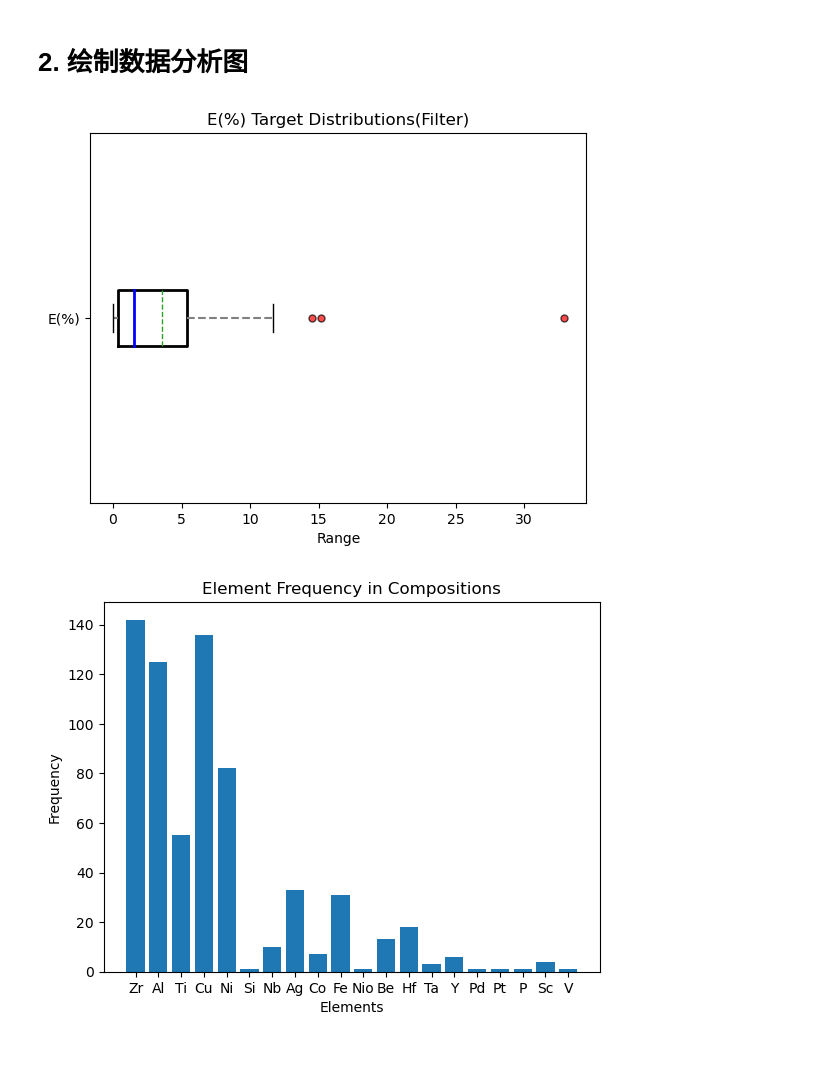
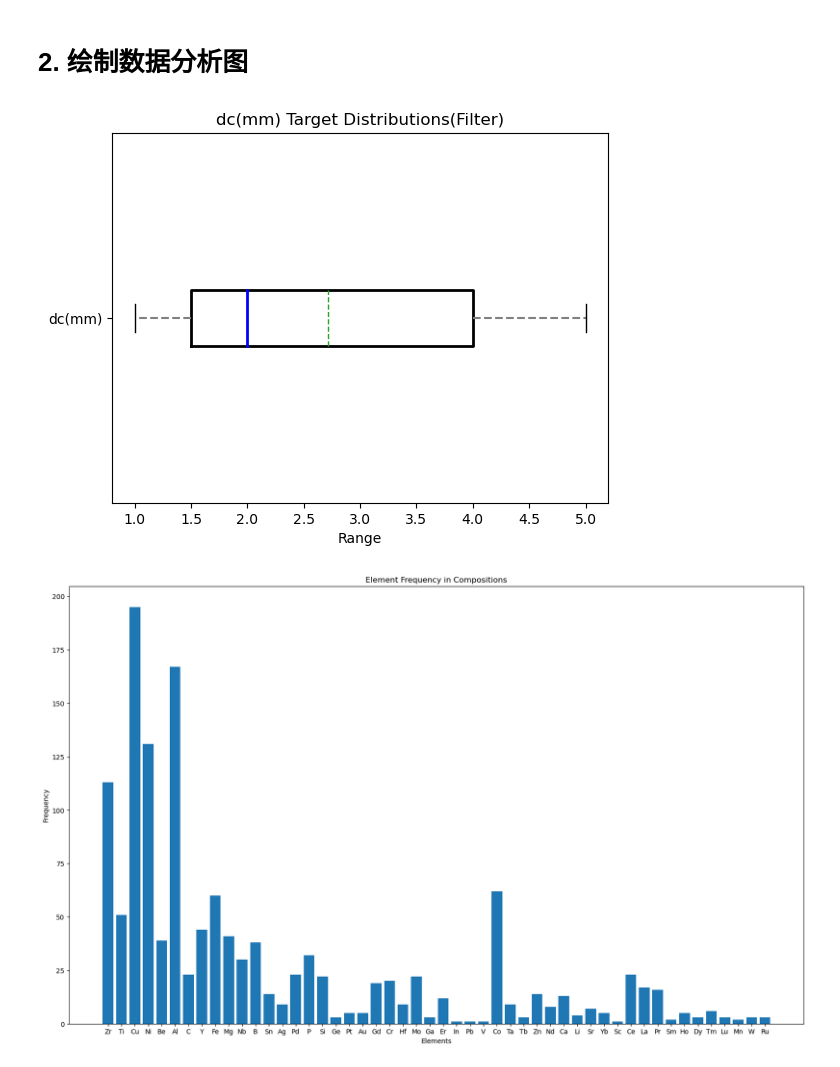
Before and after one commit to yuyouyu32/BMG_Data_SHU, a Jupyter notebook: data_preprocess.ipynb, the cells around one changed output. Drawn from its saved outputs; the diff is of its cells as text; code cells hidden in the pictures.

Commit message:
add: add Wang's data process

```diff
--- a/data_preprocess.ipynb
+++ b/data_preprocess.ipynb
@@ -173,21 +165,21 @@ def draw_box(data, target_name):
 # %%
-data = pd.read_excel("./first_process/data_processed.xlsx")
-target_names = ['Critical Diameter/thickness(mm)', 'Tg(K)', 'Tx(K)' , 'Tl(K)', 'σy(MPa)', 'Modulus (GPa)', 'Ε(%)']
+data = pd.read_excel("./Wang's Data/data_processed.xlsx")
+target_names = ['E(GPa)', 'Tg(K)', 'Tm(K)', 'ry(GPa)', 'Tx(K)', 'Tl(K)', 'dc(mm)']
 for target in target_names:
     non_empty_values = data.dropna(subset=[target])[target]
     draw_box(non_empty_values, target.replace('/', '_'))
 # %% [output]
-[figure, old version]
+[figure, new version]
 # %%
 data_f = data.drop(target_names, axis=1, inplace=False)
 data_f = data_f.drop(['Chemical compostion（at.%）', "Chemical compostion"], axis=1, inplace=False)
 element_count = (data_f != 0).sum()
-fig, ax = plt.subplots()
+fig, ax = plt.subplots(figsize=(20, 12))
 ax.bar(element_count.index, element_count.values)
 ax.set_xlabel("Elements")
 ax.set_ylabel("Frequency")
 ax.set_title("Element Frequency in Compositions")
-plt.savefig(f'./first_process/element_statis.png', dpi=300)
+plt.savefig(f"./Wang's Data/element_statis.png", dpi=300)
 # %% [output]
-[figure, old version]
+[figure, new version]
 # %%
```
Also changed, not shown: parts of 7 cells of this notebook, 21 other files.
